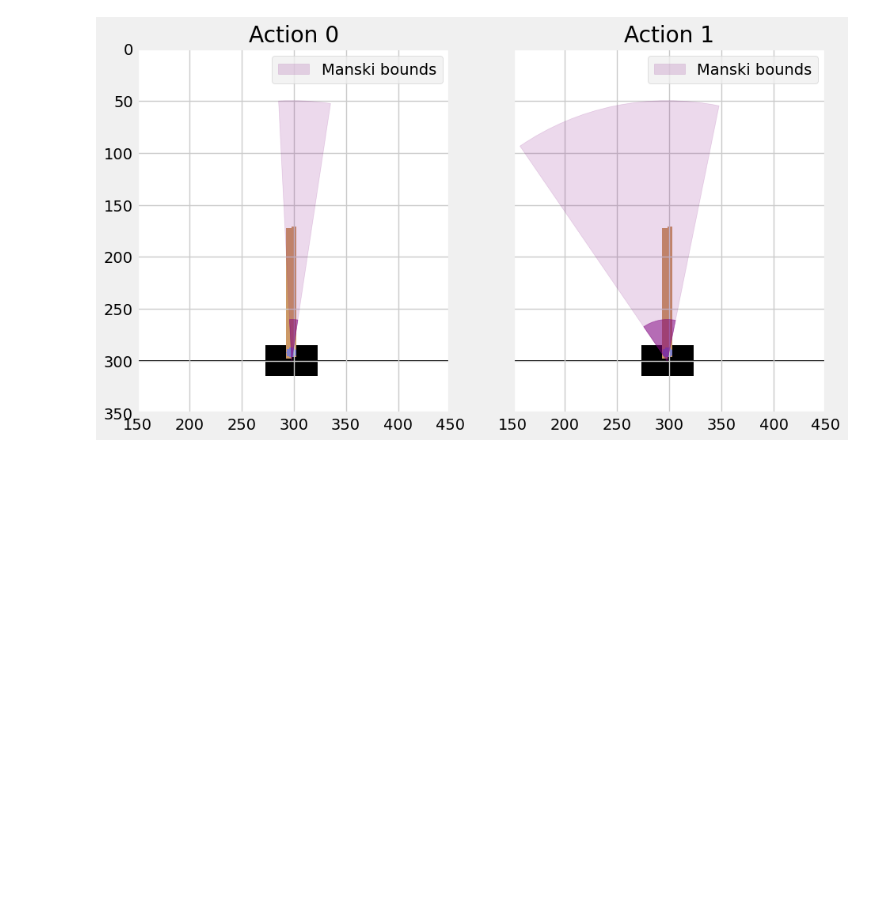
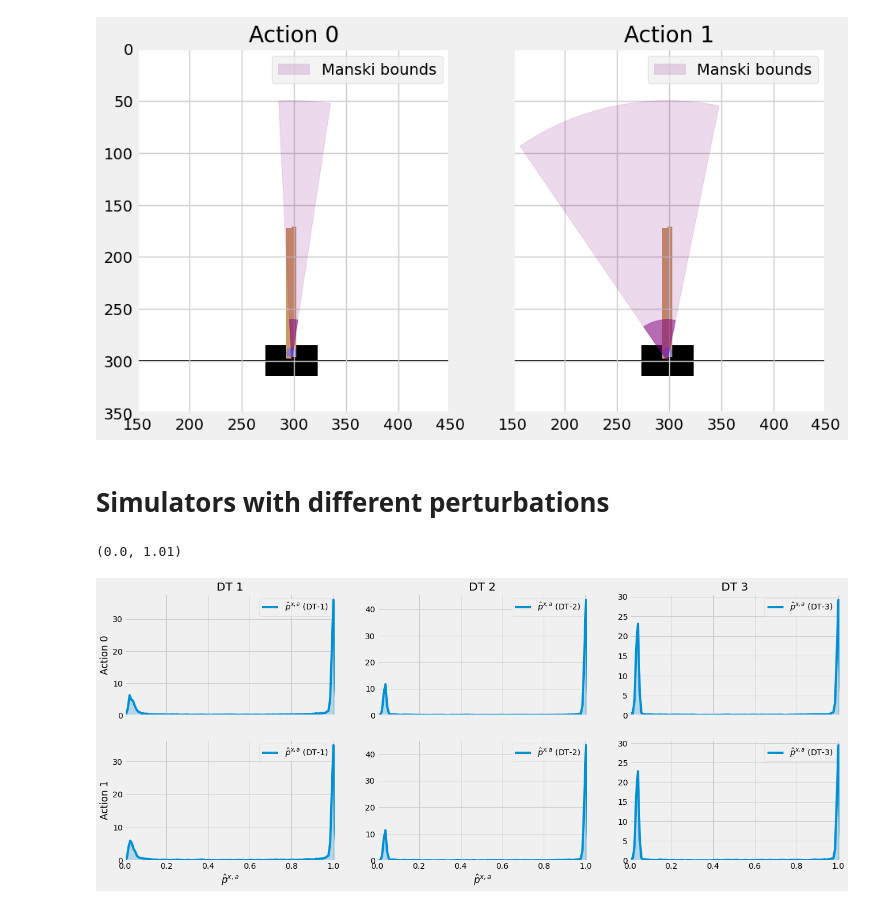
Before and after one commit to faaizT/CausalTwinAssessment, a Jupyter notebook: Cartpole Simulator.ipynb, the cells around one changed output. Saved outputs shown, nothing was run; the diff lists cells and outputs as text; code cells hidden in the pictures; blank space fills up the shorter version.

```diff
--- a/Cartpole Simulator.ipynb
+++ b/Cartpole Simulator.ipynb
@@ -1053,3 +1053,13 @@ ax[1].set_title('Action 1')
 # %% [output]
 Text(0.5, 1.0, 'Action 1')
 [figure]
+# %% [markdown]
+# Simulators with different perturbations
+# %%
+nreps = 250
+outcome = 'Pole Angle'
+obs_data_train = pd.read_csv("/data/localhost/taufiq/export-dir/Cartpole-v1-obs-data-train.csv")
+df = pd.read_csv("/data/localhost/taufiq/export-dir/Cartpole-v1-obs-data.csv")
+x_columns = ['Cart Position', 'Pole Angle']
+# %%
+df_partial = df.copy()
@@ -1055,0 +1141,23 @@ Text(0.5, 1.0, 'Action 1')
+# %%
+results = experimental_results(-0.007)
+# %%
+# -0.009
+fig, axs = plt.subplots(2, 3, figsize=(20,8), sharex=True)
+for a in [0,1]:
+    for sim in [1,2,3]:
+        if (a == 0):
+            sns.kdeplot(data=results.loc[obs_data_test['A']==a, "$\hat{{p}}^{{x,a}}$ (DT-{})".format(sim)], shade=True, bw=0.006, ax=axs[a][sim-1])
+        else:
+            sns.kdeplot(data=results.loc[obs_data_test['A']==a, "$\hat{{p}}^{{x,a}}$ (DT-{})".format(sim)], shade=True, bw=0.006, ax=axs[a][sim-1])
+axs[0][0].set_title('DT 1')
+axs[0][1].set_title('DT 2')
+axs[0][2].set_title('DT 3')
+axs[0][0].set_ylabel('Action 0')
+axs[1][0].set_ylabel('Action 1')
+axs[1][0].set_xlabel('$\hat{{p}}^{{x,a}}$')
+axs[1][1].set_xlabel('$\hat{{p}}^{{x,a}}$')
+plt.style.use('fivethirtyeight')
+plt.xlim([0,1.01])
+# %% [output]
+(0.0, 1.01)
+[figure, added]
```
Also changed, not shown: parts of 2 cells of this notebook.
